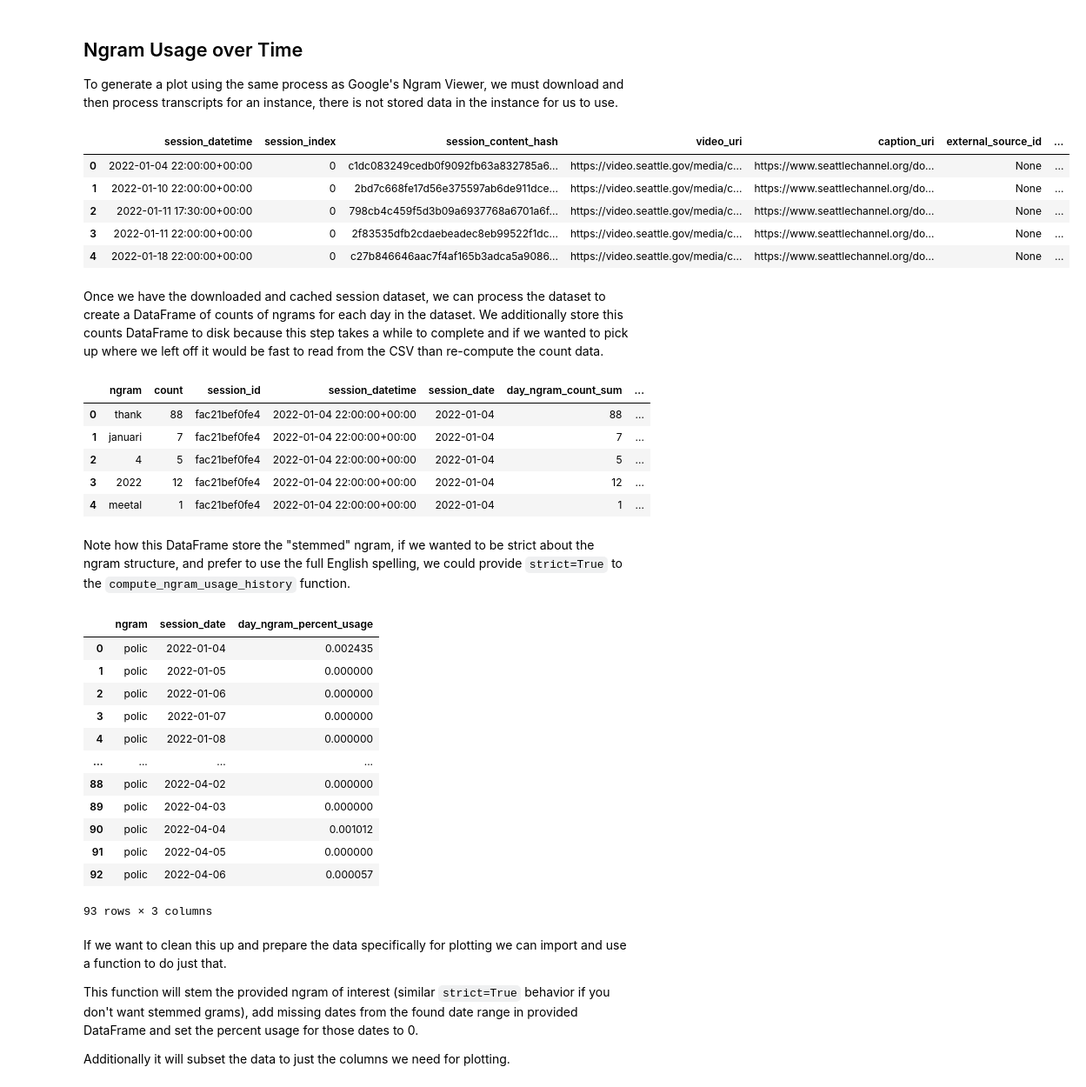
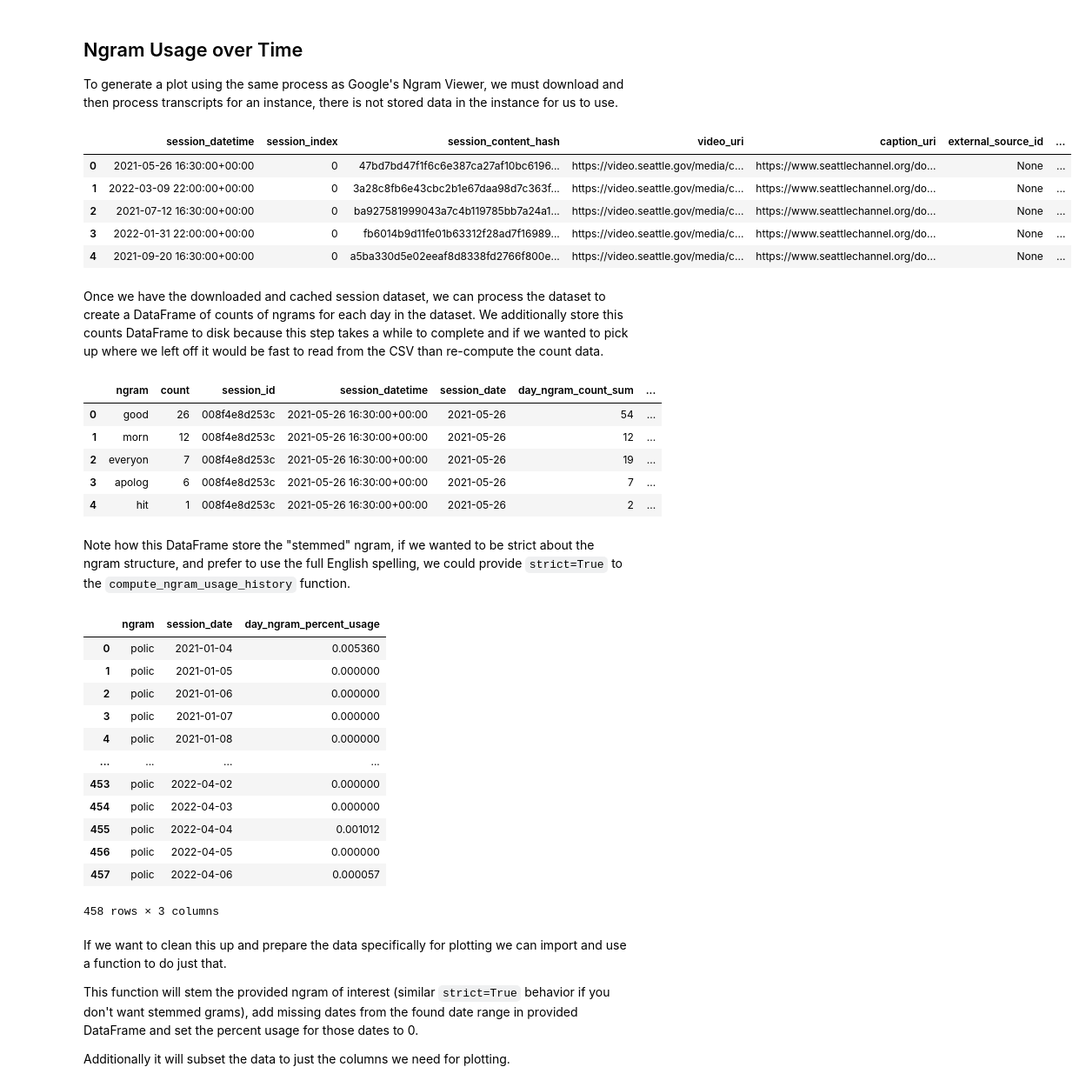
Before and after one commit to CouncilDataProject/cdp-data, a Jupyter notebook: notebooks/plot_keyword_history.ipynb, the cells around one changed output. Shown at 87% size. Drawn from its saved outputs; the diff is of its cells as text; code cells hidden in the pictures.

```diff
--- a/notebooks/plot_keyword_history.ipynb
+++ b/notebooks/plot_keyword_history.ipynb
@@ -15,16 +15,16 @@ To generate a plot using the same process as Google's Ngram Viewer, we must down
 # %%
 from cdp_data.datasets import get_session_dataset
 from cdp_data.keywords import compute_ngram_usage_history
 
-session_ds = get_session_dataset("cdp-seattle-21723dcf", store_transcript=True, start_datetime="2022-01-01")
+session_ds = get_session_dataset("cdp-seattle-21723dcf", store_transcript=True)
 session_ds.head()
 # %% [output]
 |  | session_datetime | session_index | session_content_hash | video_uri | caption_uri | external_source_id | ... |
-| 0 | 2022-01-04 22:00:00+00:00 | 0 | c1dc083249cedb0f9092fb63a832785a6... | https://video.seattle.gov/media/c... | https://www.seattlechannel.org/do... | None | ... |
-| 1 | 2022-01-10 22:00:00+00:00 | 0 | 2bd7c668fe17d56e375597ab6de911dce... | https://video.seattle.gov/media/c... | https://www.seattlechannel.org/do... | None | ... |
-| 2 | 2022-01-11 17:30:00+00:00 | 0 | 798cb4c459f5d3b09a6937768a6701a6f... | https://video.seattle.gov/media/c... | https://www.seattlechannel.org/do... | None | ... |
-| 3 | 2022-01-11 22:00:00+00:00 | 0 | 2f83535dfb2cdaebeadec8eb99522f1dc... | https://video.seattle.gov/media/c... | https://www.seattlechannel.org/do... | None | ... |
-| 4 | 2022-01-18 22:00:00+00:00 | 0 | c27b846646aac7f4af165b3adca5a9086... | https://video.seattle.gov/media/c... | https://www.seattlechannel.org/do... | None | ... |
+| 0 | 2021-05-26 16:30:00+00:00 | 0 | 47bd7bd47f1f6c6e387ca27af10bc6196... | https://video.seattle.gov/media/c... | https://www.seattlechannel.org/do... | None | ... |
+| 1 | 2022-03-09 22:00:00+00:00 | 0 | 3a28c8fb6e43cbc2b1e67daa98d7c363f... | https://video.seattle.gov/media/c... | https://www.seattlechannel.org/do... | None | ... |
+| 2 | 2021-07-12 16:30:00+00:00 | 0 | ba927581999043a7c4b119785bb7a24a1... | https://video.seattle.gov/media/c... | https://www.seattlechannel.org/do... | None | ... |
+| 3 | 2022-01-31 22:00:00+00:00 | 0 | fb6014b9d11fe01b63312f28ad7f16989... | https://video.seattle.gov/media/c... | https://www.seattlechannel.org/do... | None | ... |
+| 4 | 2021-09-20 16:30:00+00:00 | 0 | a5ba330d5e02eeaf8d8338fd2766f800e... | https://video.seattle.gov/media/c... | https://www.seattlechannel.org/do... | None | ... |
 # %% [markdown]
 Once we have the downloaded and cached session dataset, we can process the dataset to create a DataFrame of counts of ngrams for each day in the dataset. We additionally store this counts DataFrame to disk because this step takes a while to complete and if we wanted to pick up where we left off it would be fast to read from the CSV than re-compute the count data.
 # %%
@@ -33,11 +33,11 @@ ngram_usage_counts.to_csv("keyword_usage.csv", index=False)
 ngram_usage_counts.head()
 # %% [output]
 |  | ngram | count | session_id | session_datetime | session_date | day_ngram_count_sum | ... |
-| 0 | thank | 88 | fac21bef0fe4 | 2022-01-04 22:00:00+00:00 | 2022-01-04 | 88 | ... |
-| 1 | januari | 7 | fac21bef0fe4 | 2022-01-04 22:00:00+00:00 | 2022-01-04 | 7 | ... |
-| 2 | 4 | 5 | fac21bef0fe4 | 2022-01-04 22:00:00+00:00 | 2022-01-04 | 5 | ... |
-| 3 | 2022 | 12 | fac21bef0fe4 | 2022-01-04 22:00:00+00:00 | 2022-01-04 | 12 | ... |
-| 4 | meetal | 1 | fac21bef0fe4 | 2022-01-04 22:00:00+00:00 | 2022-01-04 | 1 | ... |
+| 0 | good | 26 | 008f4e8d253c | 2021-05-26 16:30:00+00:00 | 2021-05-26 | 54 | ... |
+| 1 | morn | 12 | 008f4e8d253c | 2021-05-26 16:30:00+00:00 | 2021-05-26 | 12 | ... |
+| 2 | everyon | 7 | 008f4e8d253c | 2021-05-26 16:30:00+00:00 | 2021-05-26 | 19 | ... |
+| 3 | apolog | 6 | 008f4e8d253c | 2021-05-26 16:30:00+00:00 | 2021-05-26 | 7 | ... |
+| 4 | hit | 1 | 008f4e8d253c | 2021-05-26 16:30:00+00:00 | 2021-05-26 | 2 | ... |
 # %% [markdown]
 Note how this DataFrame store the "stemmed" ngram, if we wanted to be strict about the ngram structure, and prefer to use the full English spelling, we could provide `strict=True` to the `compute_ngram_usage_history` function.
 # %%
@@ -47,18 +47,18 @@ prepped_police_data = prepare_ngram_usage_history_plotting_data("police", ngram_
 prepped_police_data
 # %% [output]
 |  | ngram | session_date | day_ngram_percent_usage |
-| 0 | polic | 2022-01-04 | 0.002435 |
-| 1 | polic | 2022-01-05 | 0.000000 |
-| 2 | polic | 2022-01-06 | 0.000000 |
-| 3 | polic | 2022-01-07 | 0.000000 |
-| 4 | polic | 2022-01-08 | 0.000000 |
+| 0 | polic | 2021-01-04 | 0.005360 |
+| 1 | polic | 2021-01-05 | 0.000000 |
+| 2 | polic | 2021-01-06 | 0.000000 |
+| 3 | polic | 2021-01-07 | 0.000000 |
+| 4 | polic | 2021-01-08 | 0.000000 |
 | ... | ... | ... | ... |
-| 88 | polic | 2022-04-02 | 0.000000 |
-| 89 | polic | 2022-04-03 | 0.000000 |
-| 90 | polic | 2022-04-04 | 0.001012 |
-| 91 | polic | 2022-04-05 | 0.000000 |
-| 92 | polic | 2022-04-06 | 0.000057 |
+| 453 | polic | 2022-04-02 | 0.000000 |
+| 454 | polic | 2022-04-03 | 0.000000 |
+| 455 | polic | 2022-04-04 | 0.001012 |
+| 456 | polic | 2022-04-05 | 0.000000 |
+| 457 | polic | 2022-04-06 | 0.000057 |
-93 rows × 3 columns
+458 rows × 3 columns
 # %% [markdown]
 If we want to clean this up and prepare the data specifically for plotting we can import and use a function to do just that.
 
```
Also changed, not shown: parts of 3 cells of this notebook.
